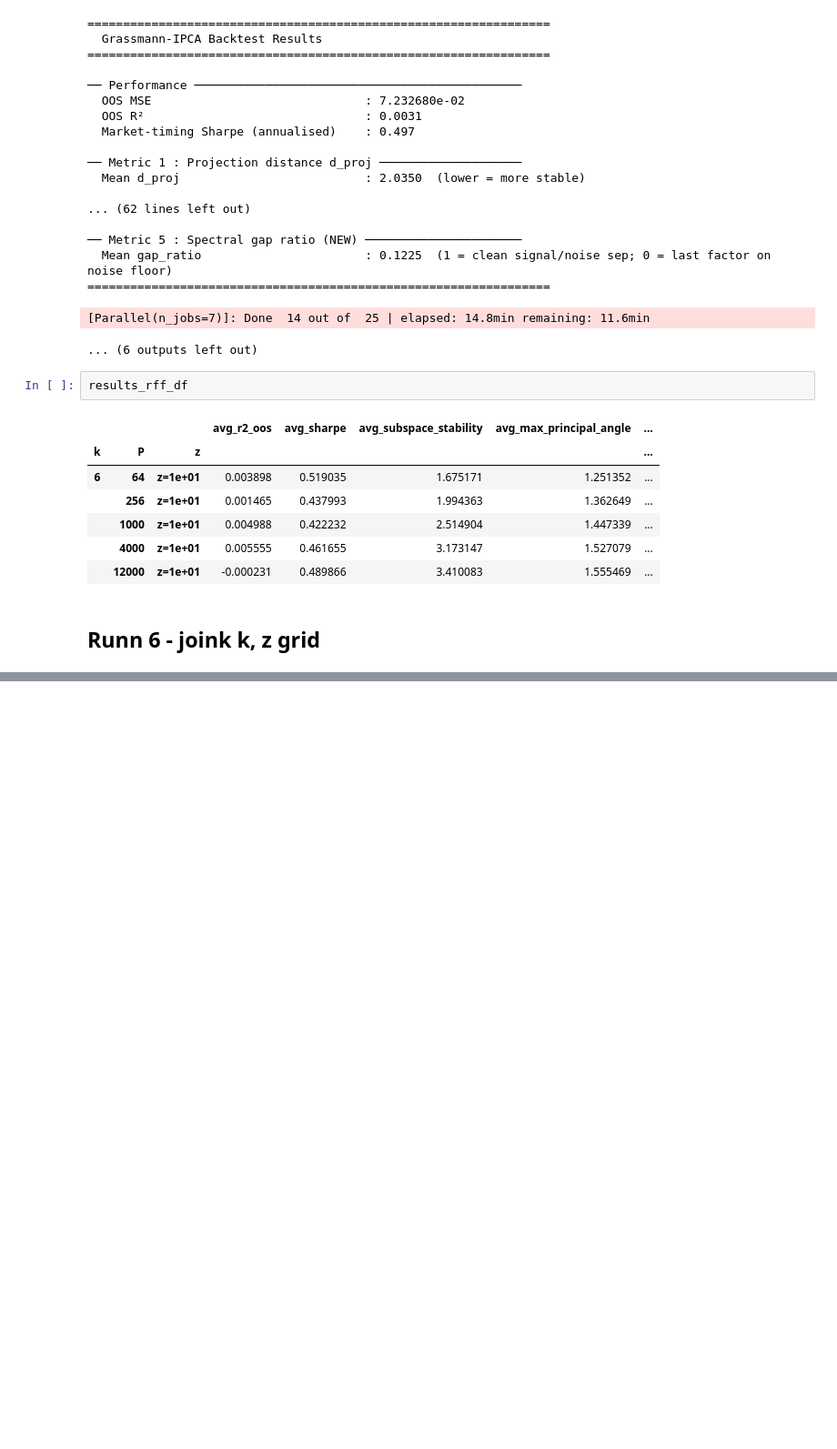
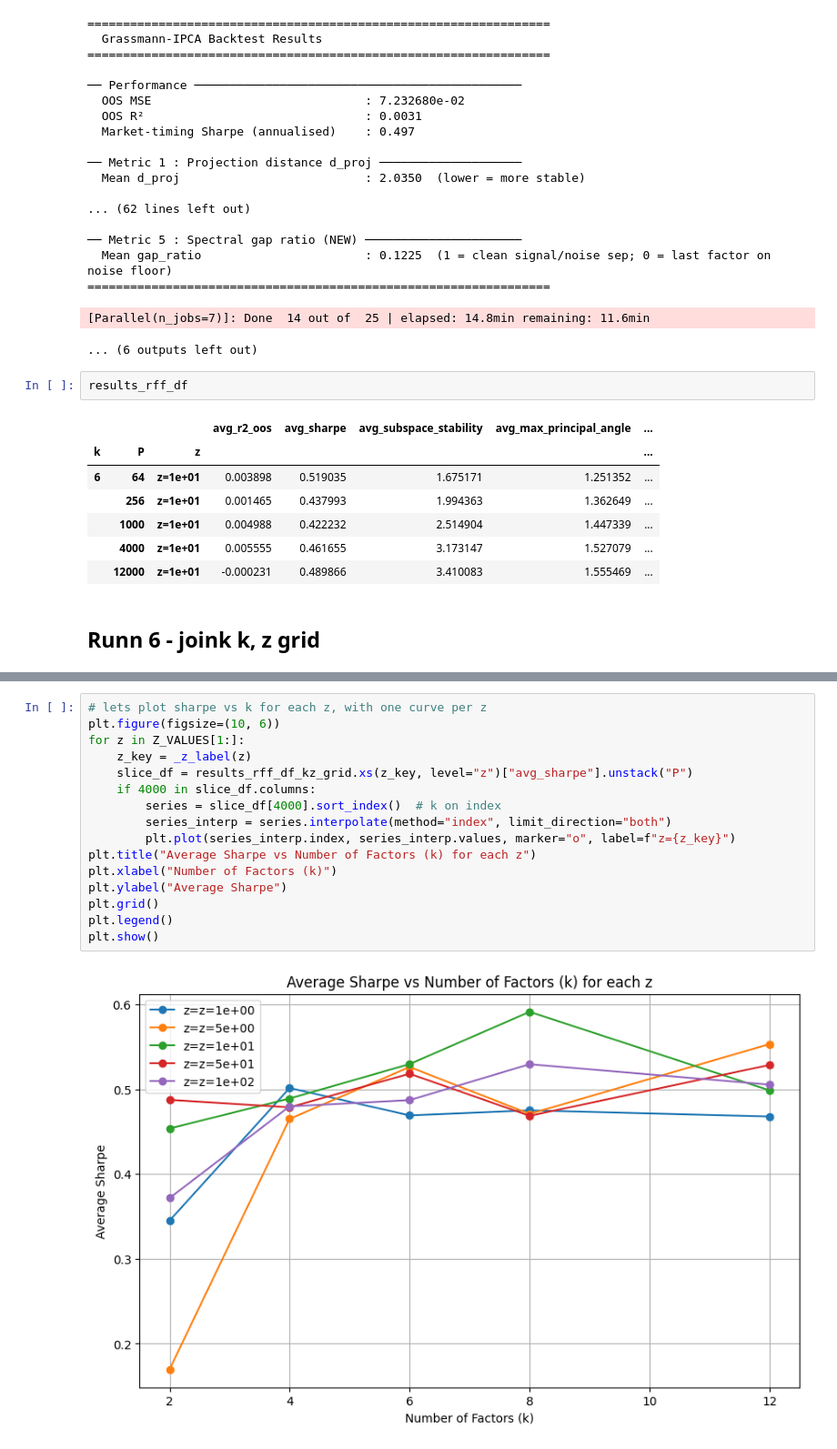
Before and after one commit to ItachiUchiha729/TheVirtueOfComplexity_PaperReplication_Experimentation, a Jupyter notebook: notebooks/VOC_everywhere.ipynb, the cells around one changed output, grey strips where cells are left out. Shown at 91% size. Cells and saved outputs as stored; diff of their text form; blank space fills up the shorter version.

```diff
--- a/notebooks/VOC_everywhere.ipynb
+++ b/notebooks/VOC_everywhere.ipynb
@@ -2518,0 +2636,18 @@ KeyboardInterrupt:
+# %%
+# lets plot sharpe vs k for each z, with one curve per z
+plt.figure(figsize=(10, 6))
+for z in Z_VALUES[1:]:
+    z_key = _z_label(z)
+    slice_df = results_rff_df_kz_grid.xs(z_key, level="z")["avg_sharpe"].unstack("P")
+    if 4000 in slice_df.columns:
+        series = slice_df[4000].sort_index()  # k on index
+        series_interp = series.interpolate(method="index", limit_direction="both")
+        plt.plot(series_interp.index, series_interp.values, marker="o", label=f"z={z_key}")
+plt.title("Average Sharpe vs Number of Factors (k) for each z")
+plt.xlabel("Number of Factors (k)")
+plt.ylabel("Average Sharpe")
+plt.grid()
+plt.legend()
+plt.show()
+# %% [output]
+[figure, added]
```
Also changed, not shown: parts of 3 cells of this notebook, 2 other files.
